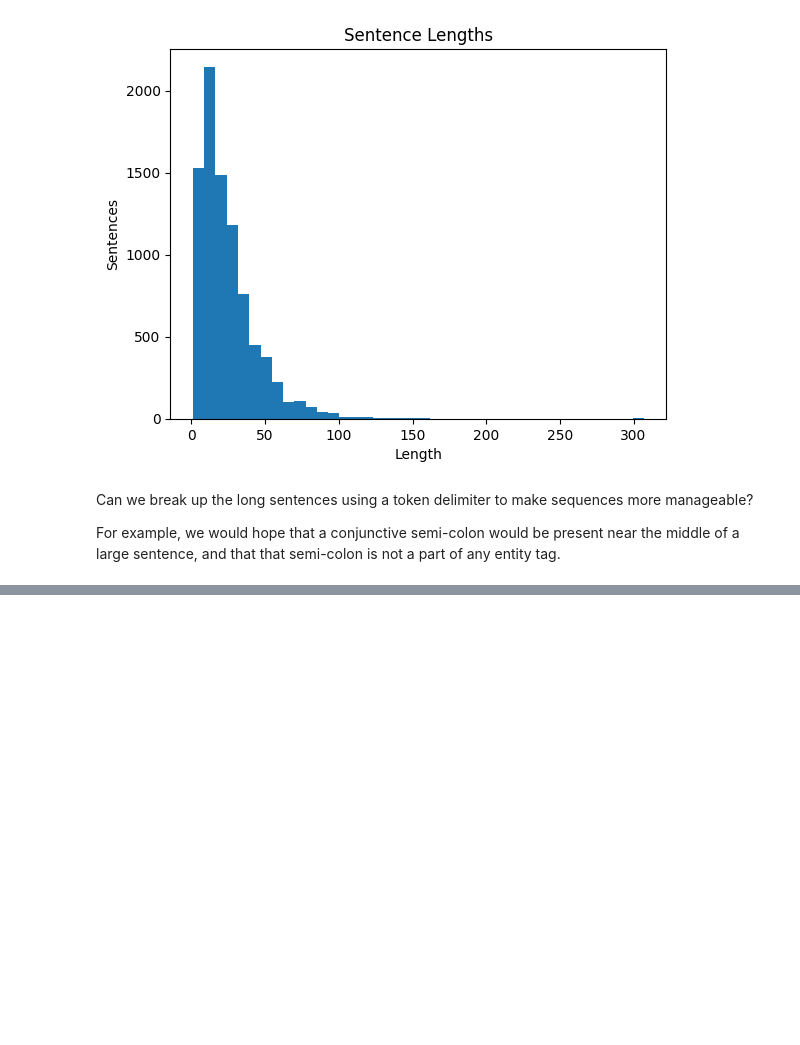
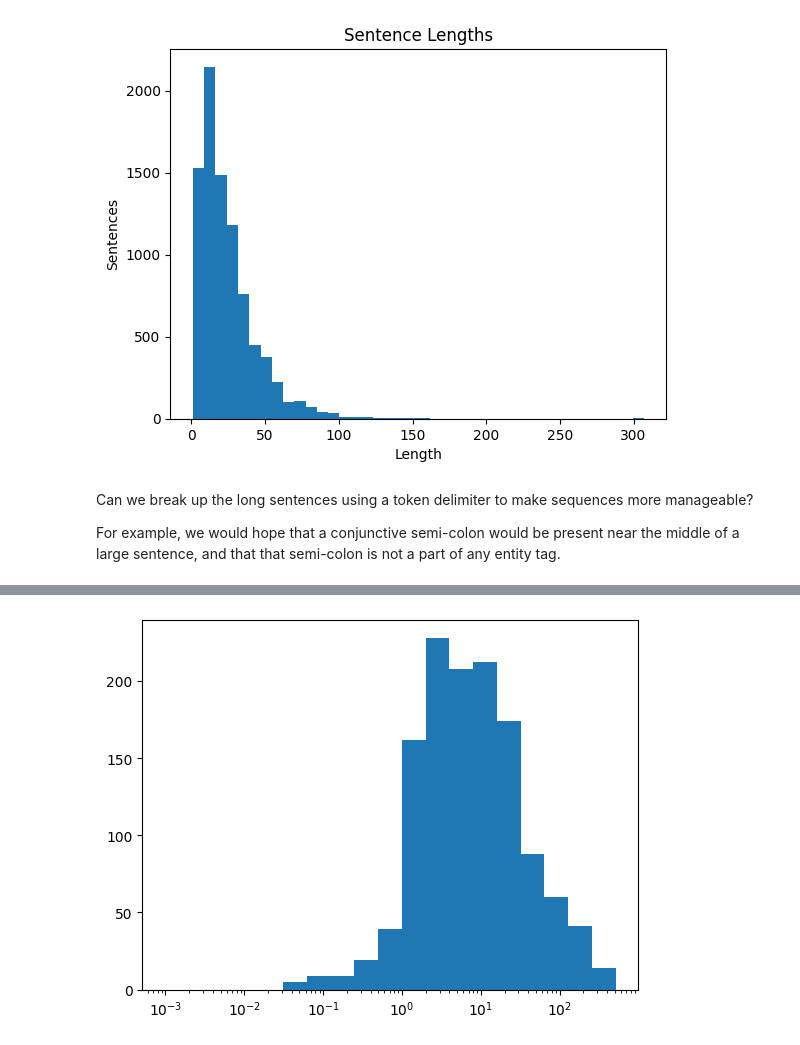
Before and after one commit to EricRobertBrewer/litbank-entities, a Jupyter notebook: notebooks/explore.ipynb, the cells around one changed output, grey strips where cells are left out. Saved outputs shown, nothing was run; the diff lists cells and outputs as text; code cells hidden in the pictures; blank space fills up the shorter version.

```diff
--- a/notebooks/explore.ipynb
+++ b/notebooks/explore.ipynb
@@ -238,0 +272,14 @@ Then followed the history and rise of the ancient and respectable family , in th
+# %%
+token_to_count = dict(v)
+complements = list()
+for token, count in v:
+    lower = token.lower()
+    if token == lower:
+        continue
+    if lower not in token_to_count.keys():
+        continue
+    complements.append((lower, token, token_to_count[lower], count, token_to_count[lower] / count))
+complements.sort(key=operator.itemgetter(4))
+
+print(len(complements))
+complements[:5] + complements[-5:]
@@ -238,0 +298,6 @@ Then followed the history and rise of the ancient and respectable family , in th
+# %%
+plt.hist([complement[4] for complement in complements], bins=[2**p for p in range(-10, 10)])
+plt.xscale('log')
+plt.show()
+# %% [output]
+[figure, added]
```
Also changed, not shown: parts of 9 cells of this notebook, 2 other files.
